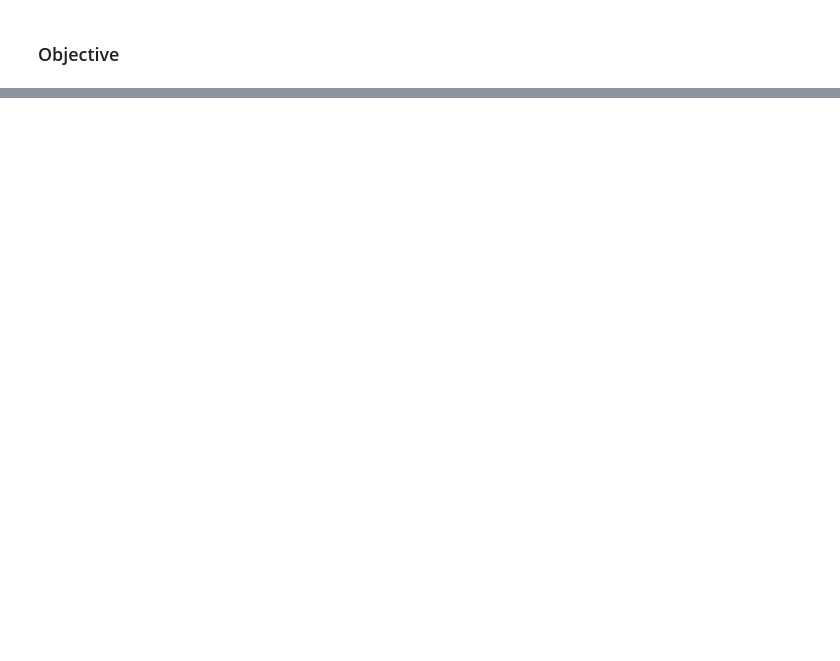
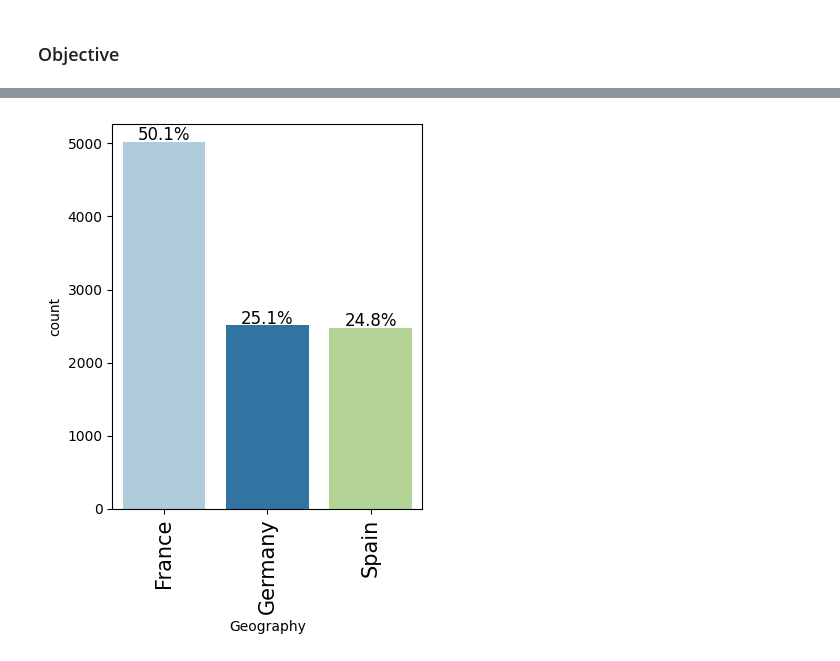
Before and after one commit to sandesha21/Bank-Churn-Prediction-AIML-Project, a Jupyter notebook: INN_Learner_Notebook_Full_code_sbadwaik_final_v2.ipynb, the cells around one changed output, grey strips where cells are left out. Cells and saved outputs as stored; diff of their text form; code cells hidden in the pictures; blank space fills up the shorter version.

```diff
--- a/INN_Learner_Notebook_Full_code_sbadwaik_final_v2.ipynb
+++ b/INN_Learner_Notebook_Full_code_sbadwaik_final_v2.ipynb
@@ -679,24 +32,0 @@ business_impact = calculate_business_impact(y_test, y_pred_best)
-# %%
-# Feature importance analysis
-print("🔍 FEATURE IMPORTANCE ANALYSIS:")
-print("=" * 50)
-
-# Random Forest feature importance
-importance_df = pd.DataFrame({
-    'feature': X.columns,
-    'importance': rf_model.feature_importances_
-}).sort_values('importance', ascending=False)
-
-print(f"\n🔝 TOP 10 MOST IMPORTANT FEATURES:")
-for i, (_, row) in enumerate(importance_df.head(10).iterrows(), 1):
-    print(f"   {i:2d}. {row['feature']:<25} {row['importance']:.4f}")
-
-# Visualize top 10 features
-plt.figure(figsize=(12, 8))
-top_features = importance_df.head(10)
-plt.barh(top_features['feature'], top_features['importance'])
-plt.xlabel('Importance Score')
-plt.title('Top 10 Most Important Features - Random Forest', fontweight='bold')
-plt.gca().invert_yaxis()
-plt.tight_layout()
-plt.show()
@@ -811,0 +376,5 @@ This enhanced bank churn prediction project demonstrates a comprehensive approac
+# %%
+# Plotting the percentage distribution of the target variable 'Geography' to understand class imbalance.
+labeled_barplot(ds, "Geography", perc=True)
+# %% [output]
+[figure, added]
```
Also changed, not shown: parts of 221 cells of this notebook.
